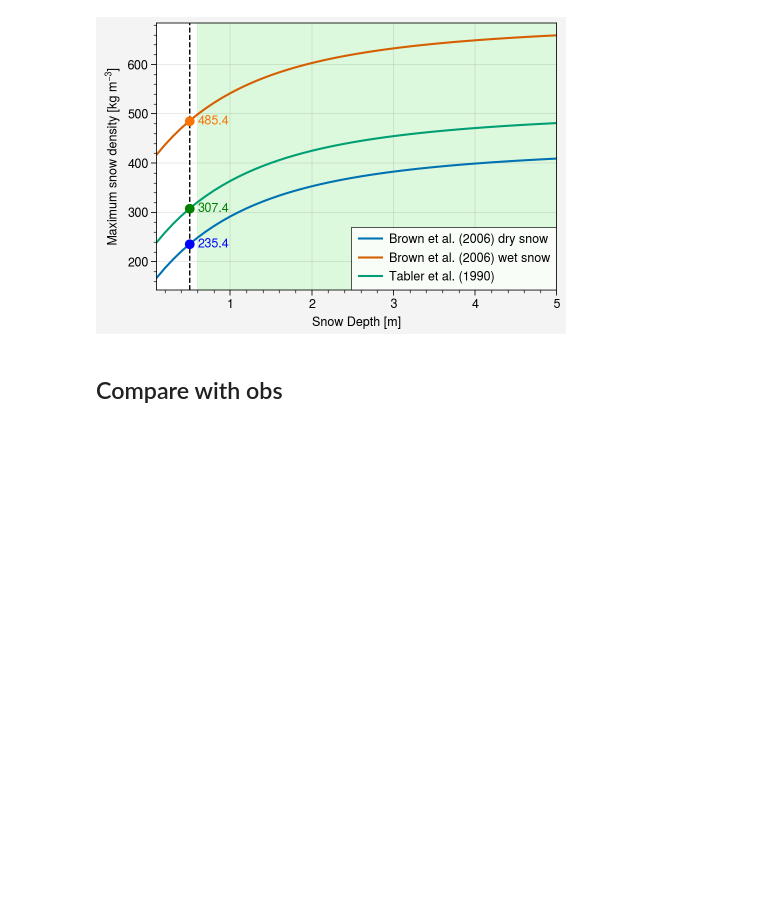
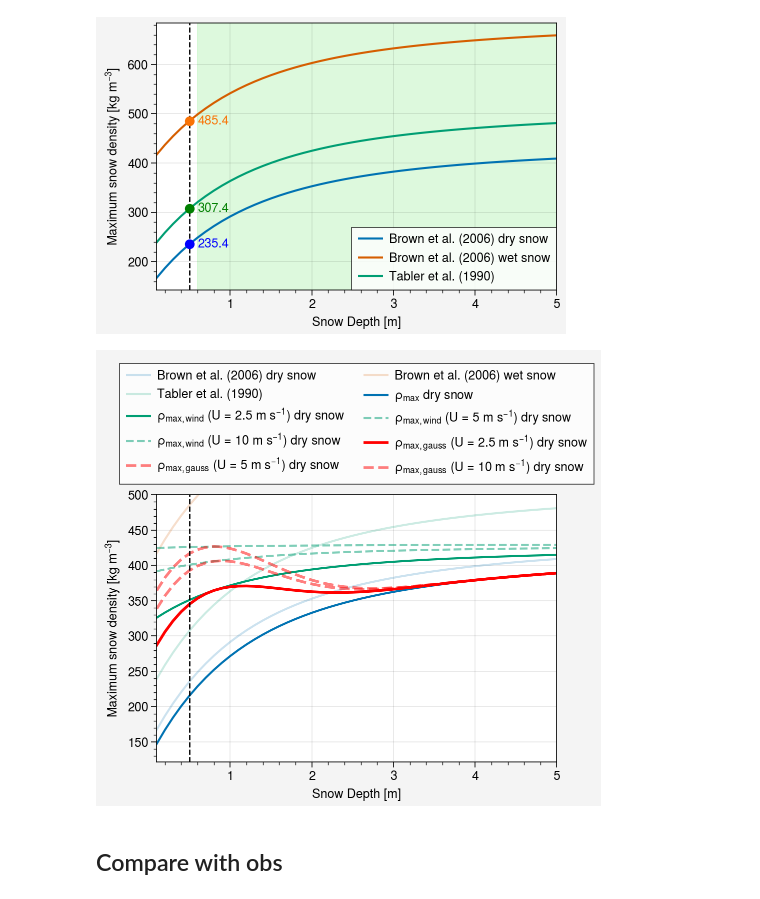
Before and after one commit to mickaellalande/SnowC2, a Jupyter notebook: CLASSIC/in_situ/rho_max.ipynb, the cells around one changed output. Cells and saved outputs as stored; diff of their text form; code cells hidden in the pictures; blank space fills up the shorter version.

```diff
--- a/CLASSIC/in_situ/rho_max.ipynb
+++ b/CLASSIC/in_situ/rho_max.ipynb
@@ -138,6 +138,53 @@ ax.legend(ncols=1)
 # %% [output]
 <matplotlib.legend.Legend at 0x...>
 [figure]
+# %%
+def rho_m(sd):
+    rho_max = 430.0 - (204.7 / sd) * (1.0 - np.exp( - sd / 0.673))
+    return rho_max
+
+def rho_max_wind(sd, u):
+    rho_max = 430.0 - (204.7 / sd) * (1.0 - np.exp( - sd / 0.673)) * np.exp(-u/2.5)
+    return rho_max
+
+def rho_max_gauss(sd, u):
+    rho_max = rho_m(sd) + (rho_max_wind(sd, u) - rho_m(sd)) * np.exp(- (sd - 0.8)**2 / (2*1**2))
+    return rho_max
+# %%
+fig, axs = pplt.subplots(refwidth=4, refaspect=1.5)
+
+ax = axs[0]
+
+sd = pplt.arange(0.1, 5, 0.1)
+
+ax.plot(sd, BR06_dry(sd), label='Brown et al. (2006) dry snow', alpha=0.2)
+ax.plot(sd, BR06_wet(sd), label='Brown et al. (2006) wet snow', alpha=0.2)
+ax.plot(sd, TB90(sd), label='Tabler et al. (1990)', alpha=0.2)
+
+
+ax.plot(sd, rho_m(sd), label='$\\rho_{max}$ dry snow', c='C0')
+ax.plot(sd, rho_max_wind(sd, 2.5), label='$\\rho_{max,wind}$ (U = 2.5 m s$^{-1}$) dry snow', c='C2')
+ax.plot(sd, rho_max_wind(sd, 5), label='$\\rho_{max,wind}$ (U = 5 m s$^{-1}$) dry snow', c='C2', ls='--', alpha=0.5)
+ax.plot(sd, rho_max_wind(sd, 10), label='$\\rho_{max,wind}$ (U = 10 m s$^{-1}$) dry snow', c='C2', ls='--', alpha=0.5)
+
+ax.plot(sd, rho_max_gauss(sd, 2.5), label='$\\rho_{max,gauss}$ (U = 2.5 m s$^{-1}$) dry snow', c='red', lw=2)
+ax.plot(sd, rho_max_gauss(sd, 5), label='$\\rho_{max,gauss}$ (U = 5 m s$^{-1}$) dry snow', c='red', ls='--', alpha=0.5, lw=2)
+ax.plot(sd, rho_max_gauss(sd, 10), label='$\\rho_{max,gauss}$ (U = 10 m s$^{-1}$) dry snow', c='red', ls='--', alpha=0.5, lw=2)
+
+ax.axvline(0.5, color='black', linestyle='--', lw=1)
+
+
+
+ax.format(
+    xlabel='Snow Depth [m]',
+    ylabel='Maximum snow density [kg m$^{-3}$]',
+    ymax=500,
+)
+
+ax.legend(ncols=2, loc='t')
+# fig.save('img/rho_max_vs_sd_gauss_mtr.jpg')
+# %% [output]
+[figure, added]
 # %% [markdown]
 ## Compare with obs
 # %% [markdown]
```
Also changed, not shown: 45 other files.
